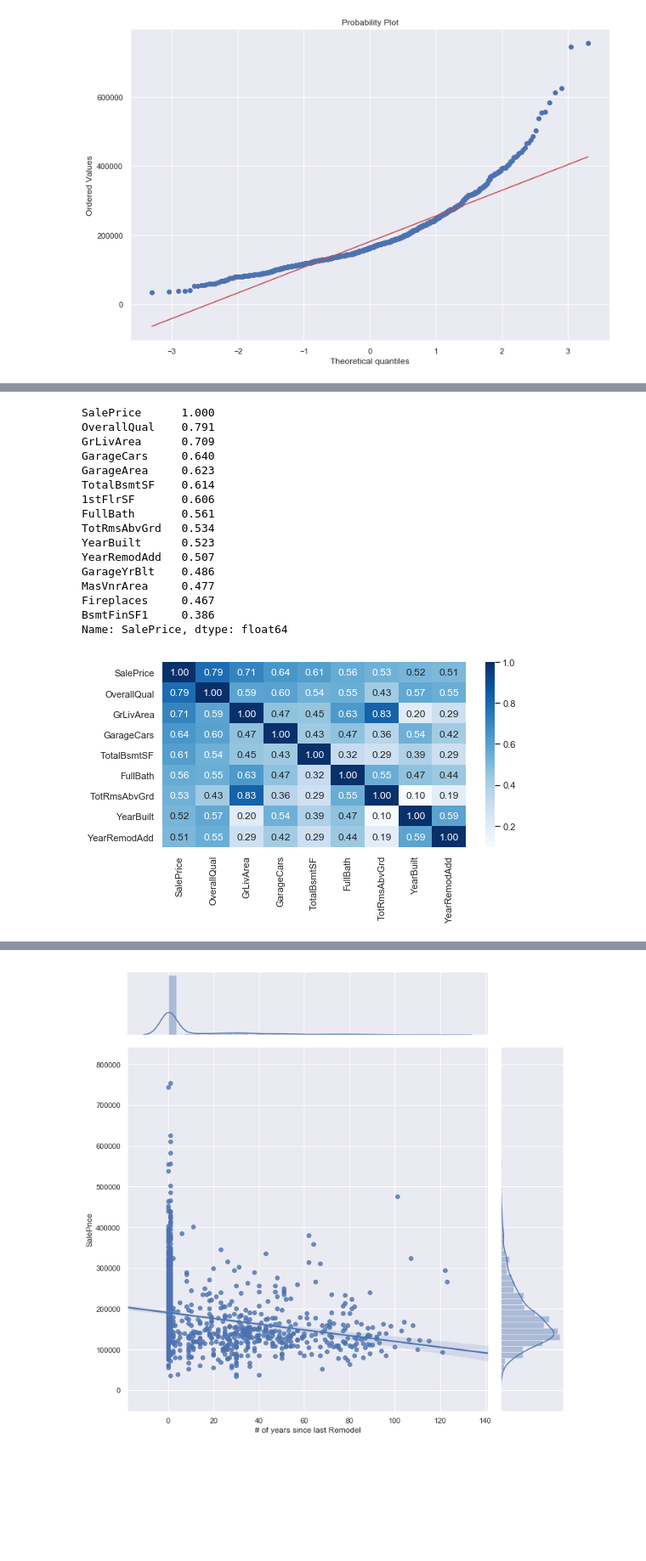
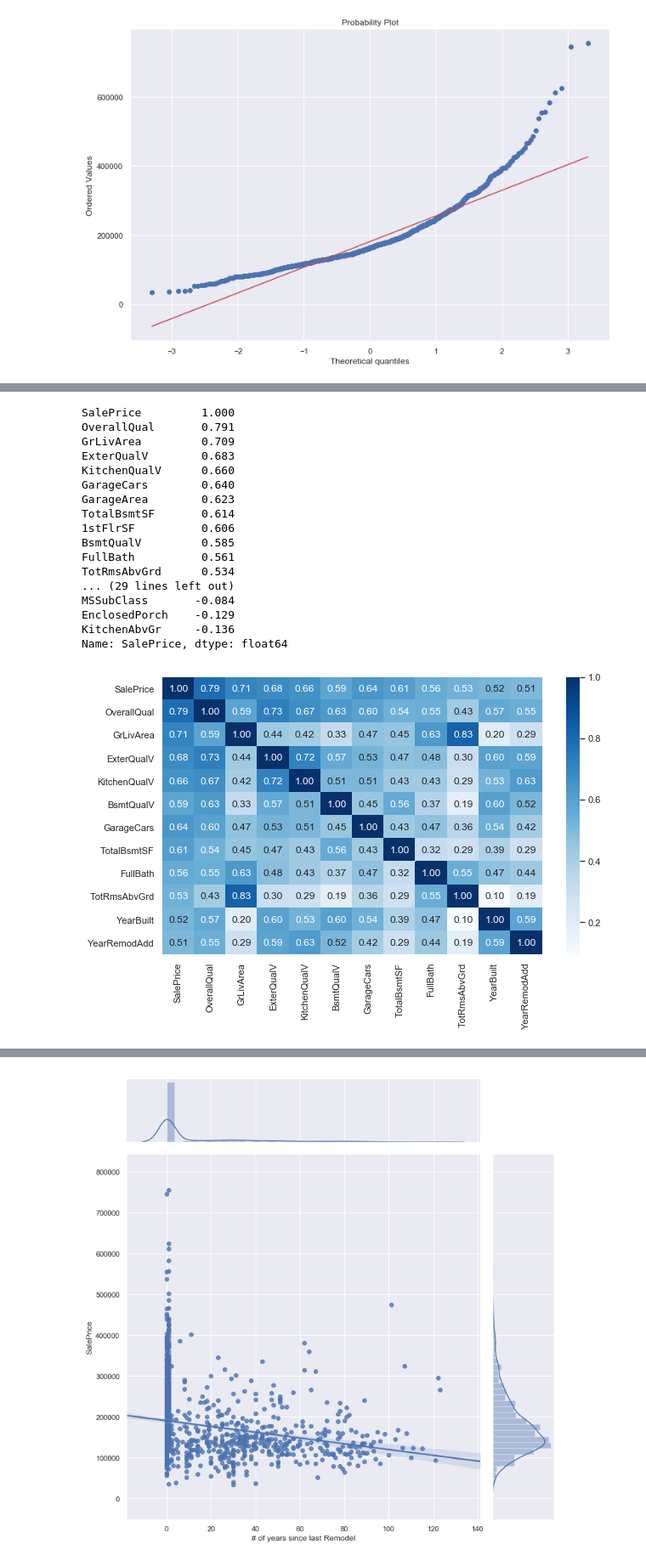
Before and after one commit to volchugin/House-price-prediction, a Jupyter notebook: Develop/2019-03-12-House-price-prediction-DV-data-exploration.ipynb, the cells around one changed output, grey strips where cells are left out. Shown at 85% size. Drawn from its saved outputs; the diff is of its cells as text; code cells hidden in the pictures; blank space fills up the shorter version.

Commit message:
first look

```diff
--- a/Develop/2019-03-12-House-price-prediction-DV-data-exploration.ipynb
+++ b/Develop/2019-03-12-House-price-prediction-DV-data-exploration.ipynb
@@ -34,0 +228,7 @@ msngo.matrix(train, labels=True, fontsize=12);
+# %%
+train['KitchenQualV'] = train['KitchenQual'].map (Vals)
+train['BsmtQualV'] = train['BsmtQual'].map (Vals)
+train['BsmtCondV'] = train['BsmtCond'].map (Vals)
+train['ExterQualV'] = train['ExterQual'].map (Vals)
+train['HeatingQCV'] = train['HeatingQC'].map (Vals)
+train['ExterCondV'] = train['ExterCond'].map (Vals)
@@ -34,0 +242,4 @@ msngo.matrix(train, labels=True, fontsize=12);
+# %%
+SaleCond = {'Normal': 1, 'Abnorml': 0, 'Partial': 1, 'AdjLand': 0, 'Alloca': 0, 'Family': 0}
+# %%
+train['SaleConditionV'] = train['SaleCondition'].map(SaleCond)
@@ -135,32 +280,36 @@ sns.heatmap (corrmat, cmap='Blues');
 # %%
-corrmat['SalePrice'].sort_values(ascending=False)[:15]
+corrmat['SalePrice'].sort_values(ascending=False)
 # %% [output]
-SalePrice      1.000
-OverallQual    0.791
-GrLivArea      0.709
-GarageCars     0.640
-GarageArea     0.623
-TotalBsmtSF    0.614
-1stFlrSF       0.606
-FullBath       0.561
-TotRmsAbvGrd   0.534
-YearBuilt      0.523
-YearRemodAdd   0.507
-GarageYrBlt    0.486
-MasVnrArea     0.477
-Fireplaces     0.467
-BsmtFinSF1     0.386
+SalePrice         1.000
+OverallQual       0.791
+GrLivArea         0.709
+ExterQualV        0.683
+KitchenQualV      0.660
+GarageCars        0.640
+GarageArea        0.623
+TotalBsmtSF       0.614
+1stFlrSF          0.606
+BsmtQualV         0.585
+FullBath          0.561
+TotRmsAbvGrd      0.534
+... (29 lines left out)
+MSSubClass       -0.084
+EnclosedPorch    -0.129
+KitchenAbvGr     -0.136
 Name: SalePrice, dtype: float64
 # %%
-# main factors influencing SalePrice
-Sfctr = ['SalePrice', 'OverallQual', 'GrLivArea', 'GarageCars',
-       'TotalBsmtSF', 'FullBath', 'TotRmsAbvGrd', 'YearBuilt',
-       'YearRemodAdd']
+# main factors influencing SalePrice:
+Sfctr = [
+    'SalePrice', 'OverallQual', 'GrLivArea', 'ExterQualV', 'KitchenQualV',
+    'BsmtQualV', 'GarageCars', 'TotalBsmtSF', 'FullBath',
+    'TotRmsAbvGrd', 'YearBuilt', 'YearRemodAdd'
+]
 # %%
-fig, ax = plt.subplots (figsize=(8, 4))
+# let's look at them through the OKULAR O_O
+fig, ax = plt.subplots (figsize=(10, 6))
 cm = np.corrcoef(train[Sfctr].values.T)
 sns.set(font_scale=1)
 sns.heatmap (cm, cmap='Blues', annot=True, fmt='.2f', yticklabels=Sfctr, xticklabels=Sfctr);
 # %% [output]
-[figure, old version]
+[figure, new version]
 # %%
```
Also changed, not shown: parts of 91 cells of this notebook, 2 other files.
